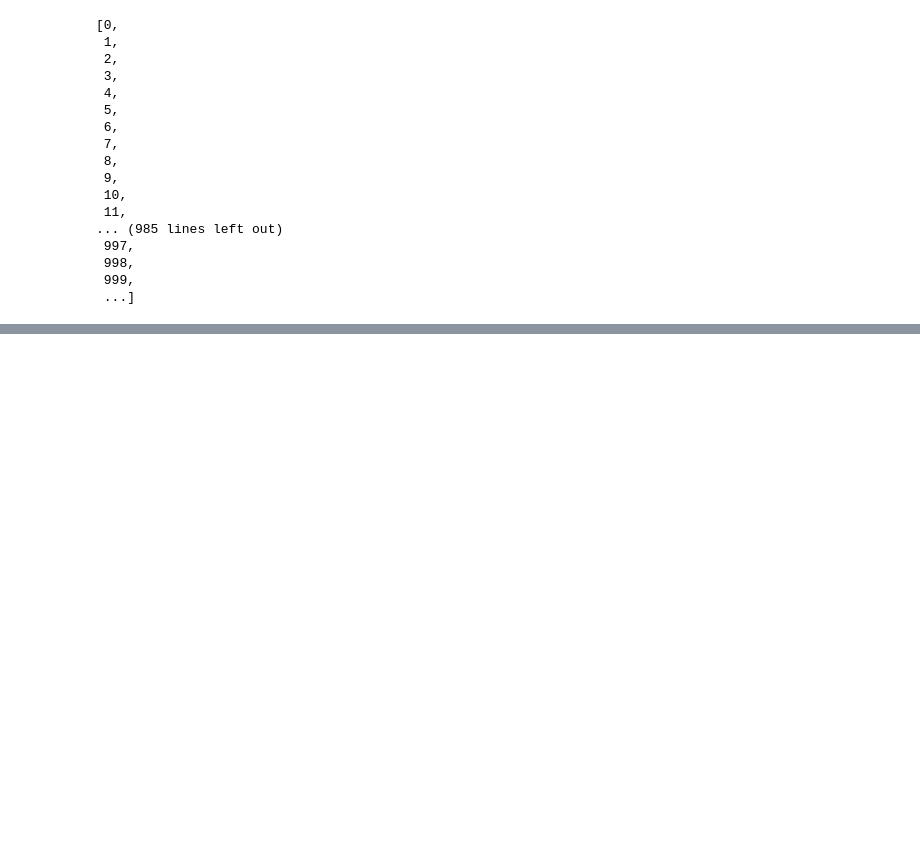
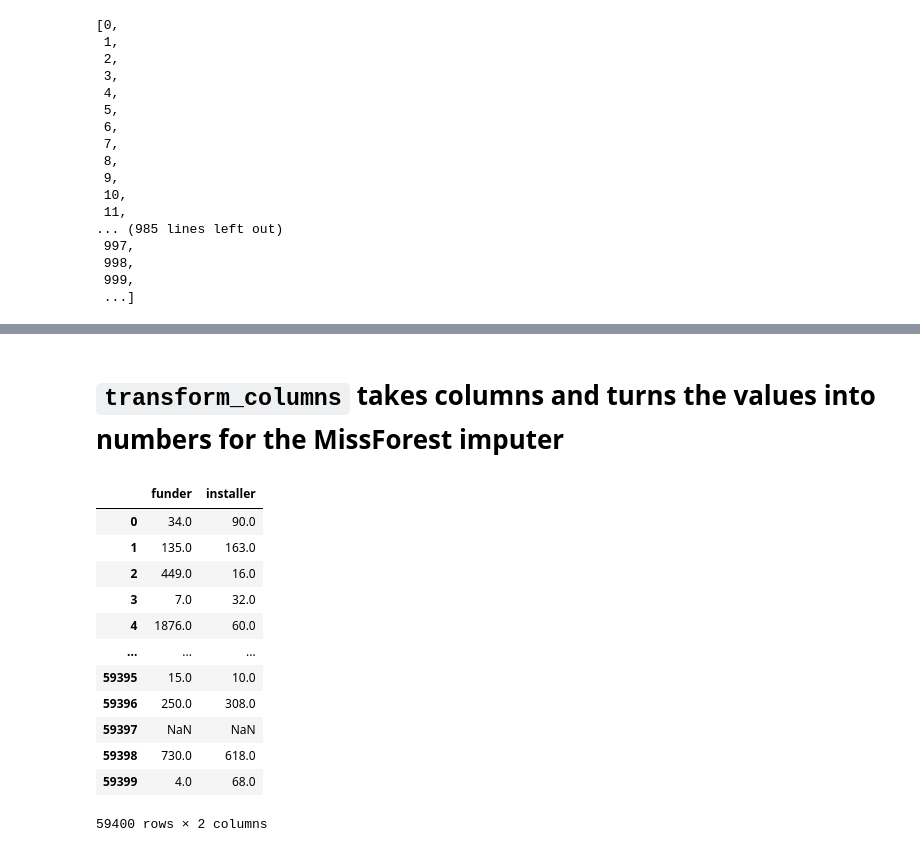
Before and after one commit to BobbyGerberick/Tanzanian_Water_Wells, a Jupyter notebook: Dev_Notebooks/ben_notebook.ipynb, the cells around one changed output, grey strips where cells are left out. Drawn from its saved outputs; the diff is of its cells as text; code cells hidden in the pictures; blank space fills up the shorter version.

```diff
--- a/Dev_Notebooks/ben_notebook.ipynb
+++ b/Dev_Notebooks/ben_notebook.ipynb
@@ -548,0 +565,30 @@ Name: funder, Length: 1897, dtype: int64
+# %% [markdown]
+# `transform_columns` takes columns and turns the values into numbers for the MissForest imputer
+# %%
+def transform_columns(dataframe, columns):
+    transformed_df = pd.DataFrame()
+
+    for column in columns:
+        unique_vals = dataframe[column].value_counts().index
+        string_to_numbers = dataframe[column].replace(to_replace=unique_vals, value=list(range(len(unique_vals))))
+        transformed_df[column] = string_to_numbers
+
+    return transformed_df
+# %%
+df_num_cats = transform_columns(training_values, ['funder', 'installer'])
+# %%
+df_num_cats
+# %% [output]
+|  | funder | installer |
+| 0 | 34.0 | 90.0 |
+| 1 | 135.0 | 163.0 |
+| 2 | 449.0 | 16.0 |
+| 3 | 7.0 | 32.0 |
+| 4 | 1876.0 | 60.0 |
+| ... | ... | ... |
+| 59395 | 15.0 | 10.0 |
+| 59396 | 250.0 | 308.0 |
+| 59397 | NaN | NaN |
+| 59398 | 730.0 | 618.0 |
+| 59399 | 4.0 | 68.0 |
+59400 rows × 2 columns
```
Also changed, not shown: parts of 20 cells of this notebook.
